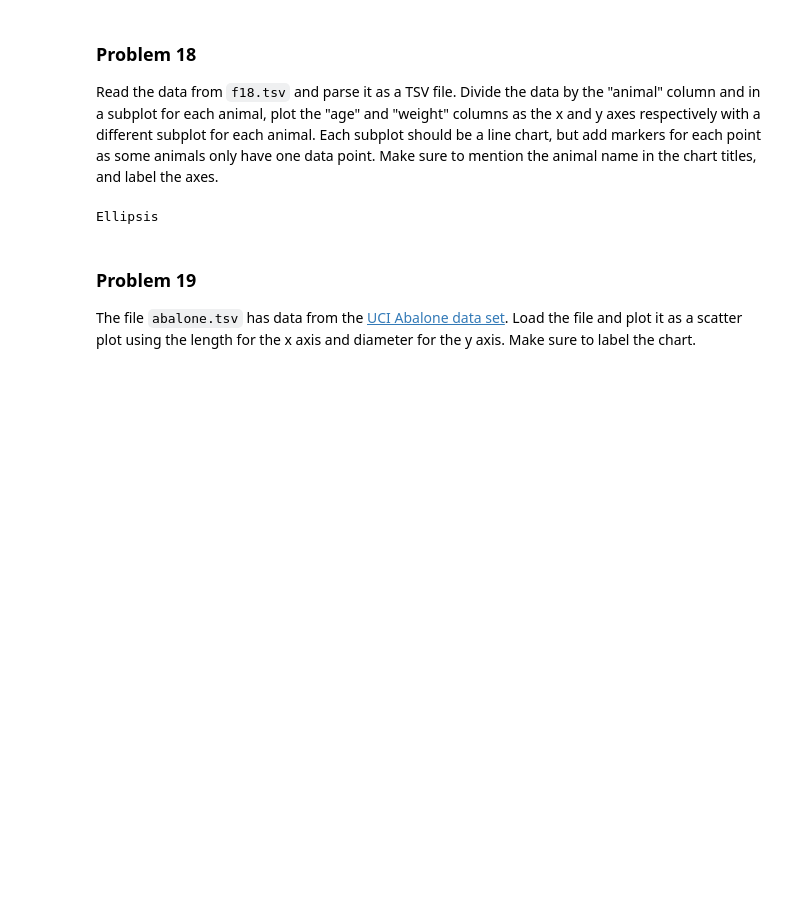
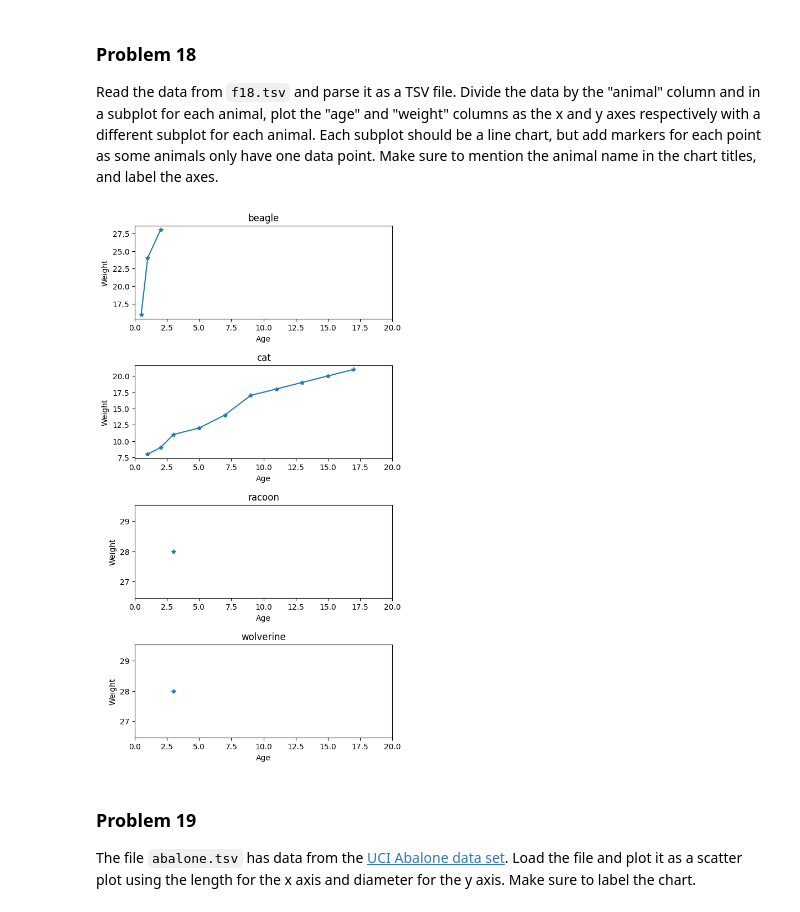
Before and after one commit to nikhil-bu/dx602-homework-05, a Jupyter notebook: homework.ipynb, the cells around one changed output. Drawn from its saved outputs; the diff is of its cells as text; code cells hidden in the pictures; blank space fills up the shorter version.

```diff
--- a/homework.ipynb
+++ b/homework.ipynb
@@ -497,12 +497,38 @@ Read the data from `f18.tsv` and parse it as a TSV file.
 Divide the data by the "animal" column and in a subplot for each animal, plot the "age" and "weight" columns as the x and y axes respectively with a different subplot for each animal.
 Each subplot should be a line chart, but add markers for each point as some animals only have one data point.
 Make sure to mention the animal name in the chart titles, and label the axes.
-# %%
-# YOUR CHANGES HERE
-
-...
-# %% [output]
-Ellipsis
+# %%
+# YOUR CHANGES HERE
+
+with open("f18.tsv", "r") as f:
+    lines = f.readlines()[1:]
+
+# Group data by animal
+data = {}
+for line in lines:
+    animal, age, weight = line.strip().split('\t')
+    age = float(age)
+    weight = float(weight)
+
+    if animal not in data:
+        data[animal] = ([], [])  # first list for age, second for weight
+    data[animal][0].append(age)
+    data[animal][1].append(weight)
+
+num_animals = len(data)
+
+plt.figure(figsize=(6, 12))
+plt.subplots_adjust(hspace=0.5)
+
+for i, (animal, (ages, weights)) in enumerate(data.items(), start=1):
+    plt.subplot(num_animals,1, i)   # rows=num_animals, cols=1, index=i
+    plt.plot(ages, weights, marker='*')
+    plt.title(animal)
+    plt.xlabel("Age")
+    plt.ylabel("Weight")
+    plt.xlim(0,20)
+# %% [output]
+[figure, added]
 # %% [markdown]
 ### Problem 19
 
```
Also changed, not shown: parts of 1 cell of this notebook.
